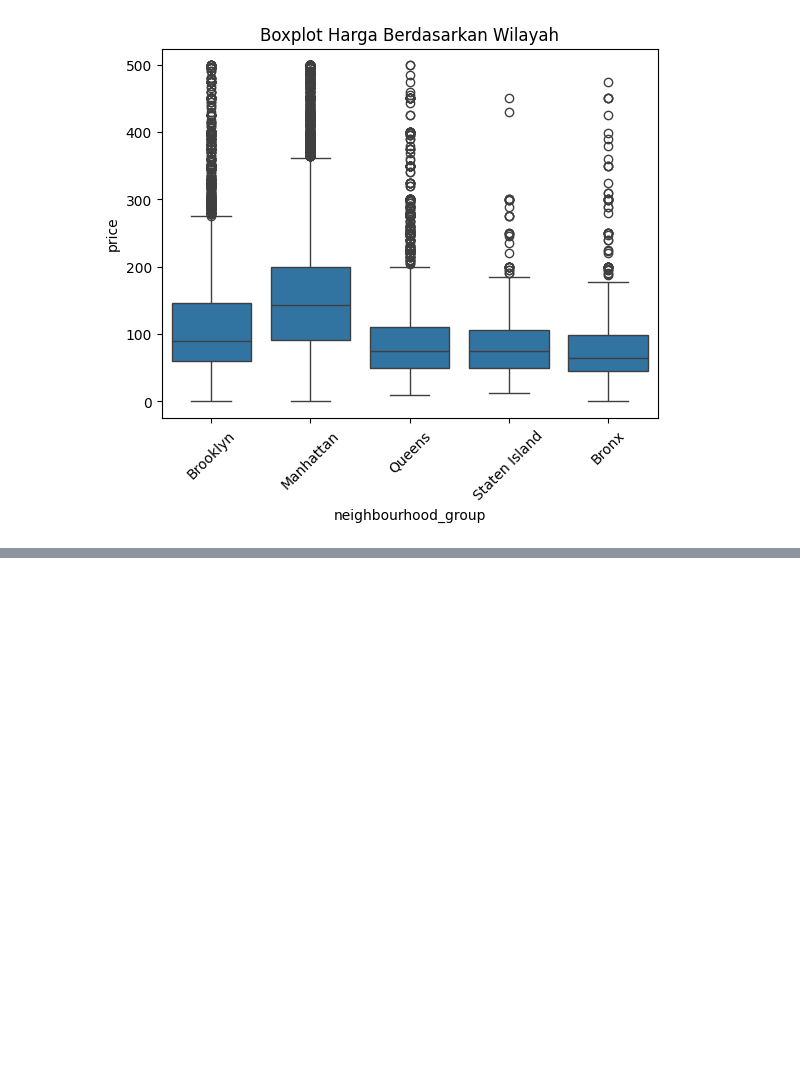
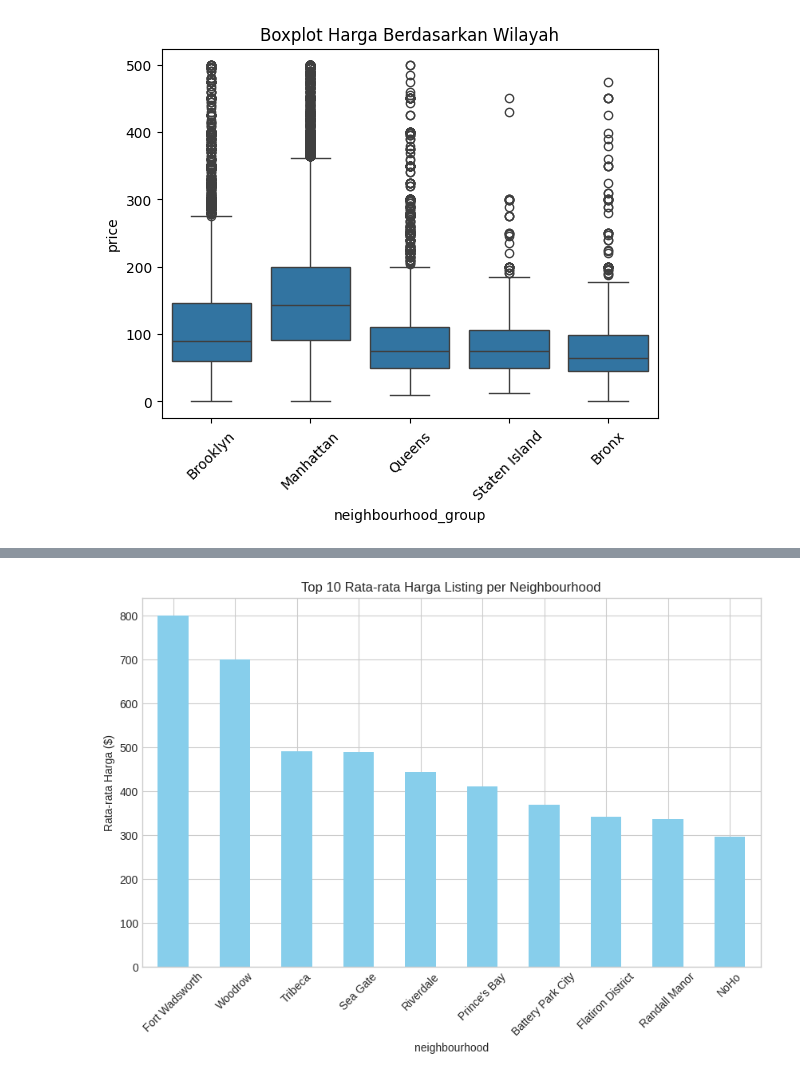
Before and after one commit to cantika-alff/2025_PBO_TI1B, a Jupyter notebook: UTS_AI.ipynb, the cells around one changed output, grey strips where cells are left out. Drawn from its saved outputs; the diff is of its cells as text; code cells hidden in the pictures; blank space fills up the shorter version.

```diff
--- a/UTS_AI.ipynb
+++ b/UTS_AI.ipynb
@@ -421,0 +350,12 @@ plt.show()
+# %%
+# Top 10 Neighbourhoods dengan harga rata-rata tertinggi
+top10_neigh = df.groupby('neighbourhood')['price'].mean().sort_values(ascending=False).head(10)
+plt.figure(figsize=(10,6))
+top10_neigh.plot(kind='bar', color='skyblue')
+plt.title("Top 10 Rata-rata Harga Listing per Neighbourhood")
+plt.ylabel("Rata-rata Harga ($)")
+plt.xticks(rotation=45)
+plt.grid(True)
+plt.show()
+# %% [output]
+[figure, added]
```
Also changed, not shown: parts of 43 cells of this notebook.
